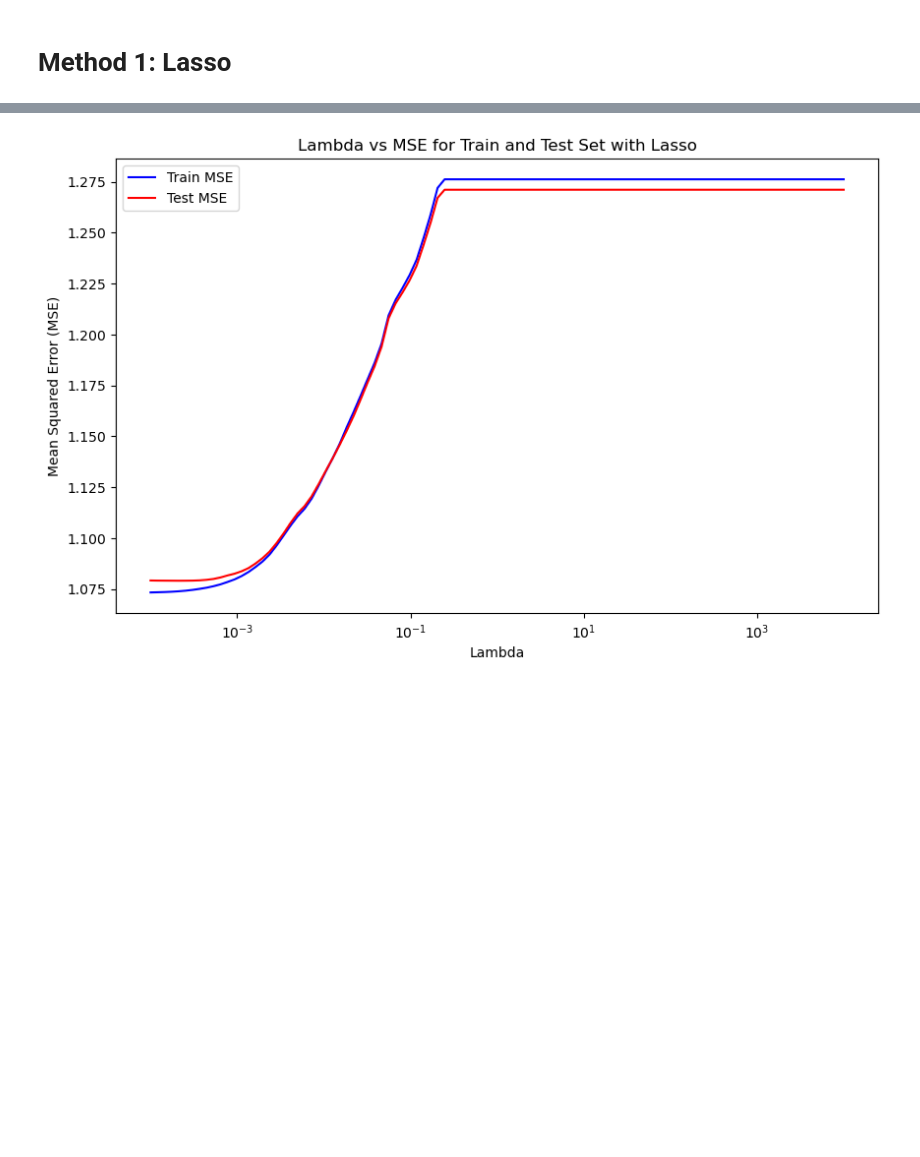
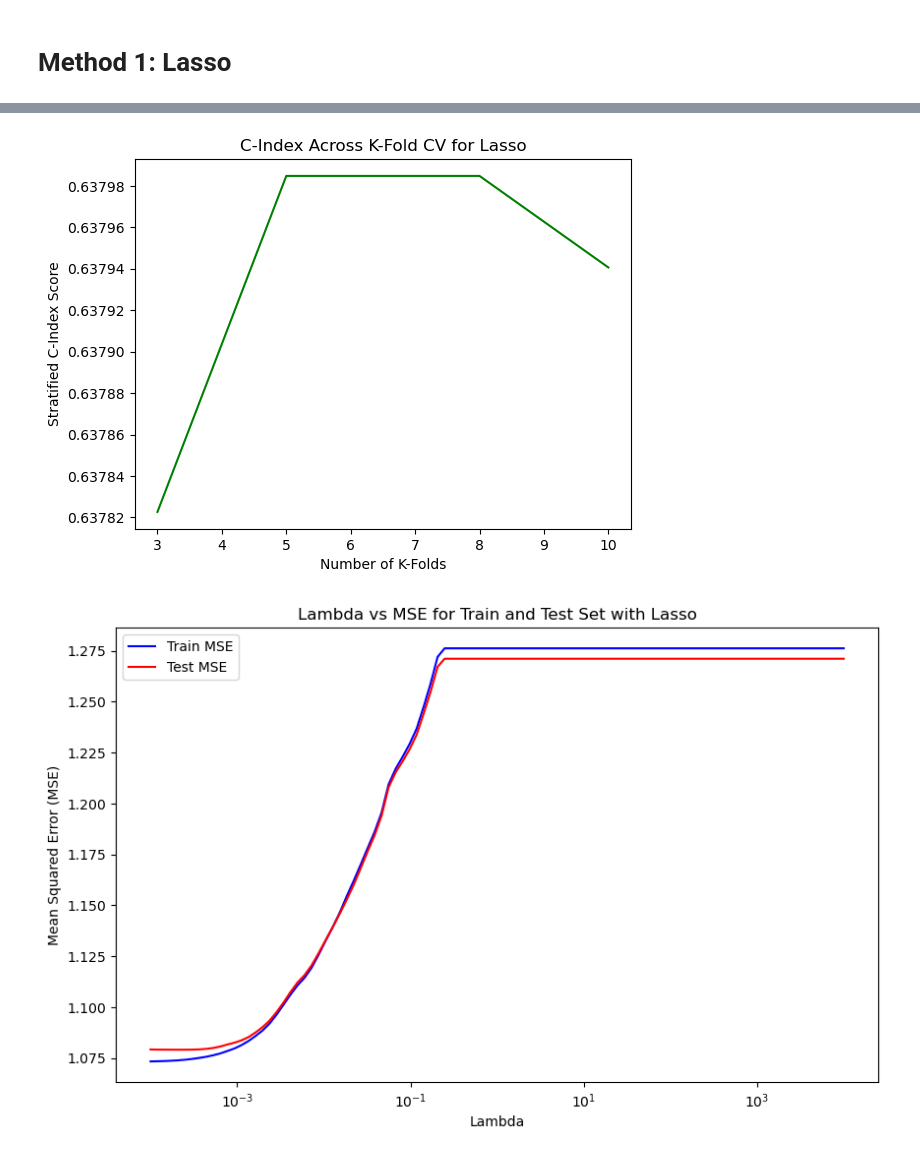
Before and after one commit to ashzhe7/HCT_Survival_Predictions, a Jupyter notebook: BIOS635_Midterm.ipynb, the cells around one changed output, grey strips where cells are left out. Cells and saved outputs as stored; diff of their text form; code cells hidden in the pictures; blank space fills up the shorter version.

```diff
--- a/BIOS635_Midterm.ipynb
+++ b/BIOS635_Midterm.ipynb
@@ -280,3 +299,14 @@ plt.show()
+# %%
+# Comparing stratified C-index scores across K-fold CV
+c_values = [c_lasso_3, c_lasso_5, c_lasso_8, c_lasso_10]
+
+plt.plot(k_folds, c_values, color='green')
+plt.xlabel('Number of K-Folds')
+plt.ylabel('Stratified C-Index Score')
+plt.title('C-Index Across K-Fold CV for Lasso')
+plt.show()
+# %% [output]
+[figure, added]
 # %%
 # Plot lambda vs MSE for training and test sets
 mse_train_lasso = []
```
Also changed, not shown: parts of 24 cells of this notebook.
